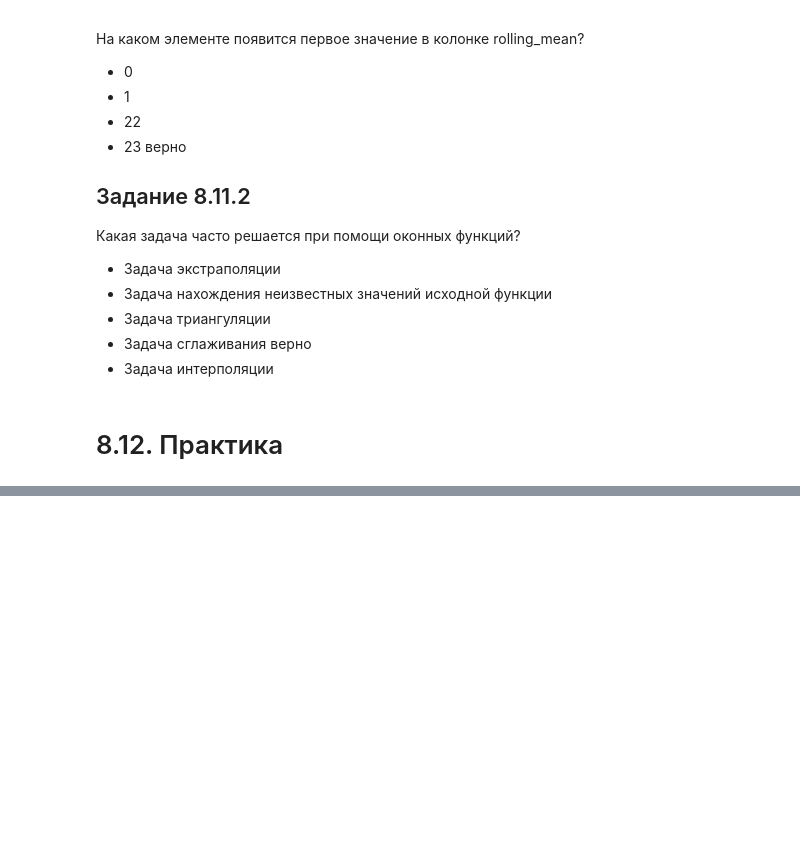
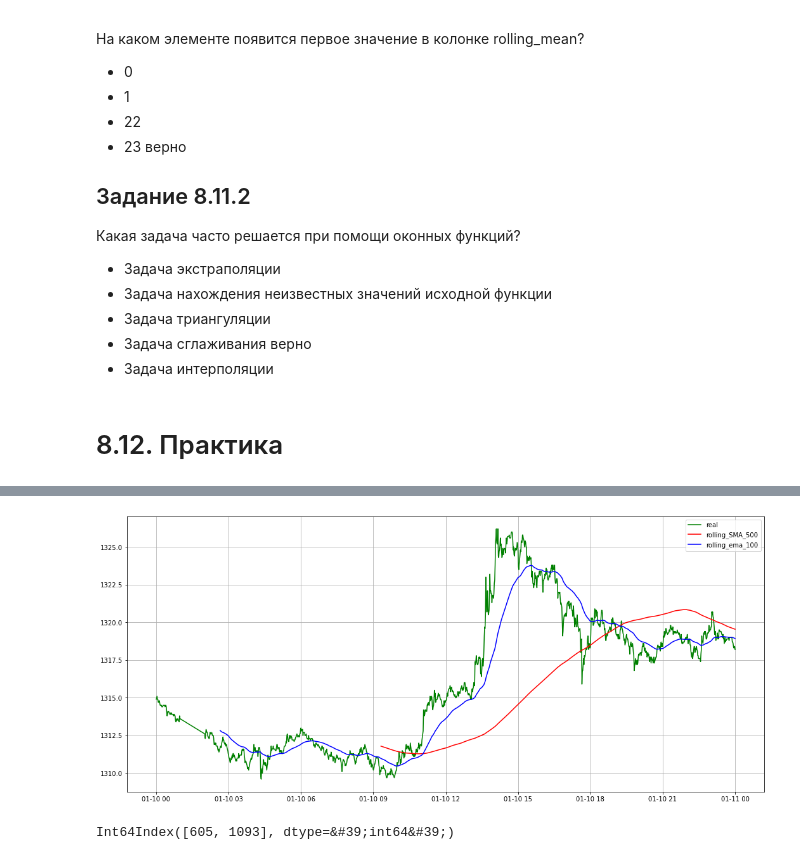
Before and after one commit to IvanRumyantsev/Skillfactory_DST_10, a Jupyter notebook: Юнит 7. Machine Learning в продакшн/ML-8. Временные ряды в машинном обучении/ML-8. Временные ряды в машинном обучении.ipynb, the cells around one changed output, grey strips where cells are left out. Saved outputs shown, nothing was run; the diff lists cells and outputs as text; code cells hidden in the pictures; blank space fills up the shorter version.

```diff
--- a/Юнит 7. Machine Learning в продакшн/ML-8. Временные ряды в машинном обучении/ML-8. Временные ряды в машинном обучении.ipynb
+++ b/Юнит 7. Machine Learning в продакшн/ML-8. Временные ряды в машинном обучении/ML-8. Временные ряды в машинном обучении.ipynb
@@ -870,0 +1017,6 @@ df['rolling_mean'] = df.value.rolling(window=23).apply(myMean)
+# %%
+def myFunc(value):
+    result = (max(value) + min(value))/2
+    return result
+
+df['myFunc']  = df.close.rolling(window=50).apply(myFunc, raw=False)
@@ -870,0 +1035,23 @@ df['rolling_mean'] = df.value.rolling(window=23).apply(myMean)
+# %%
+# скользящее среднеее
+df['rolling_SMA_500'] = df.close.rolling(window=500).mean()
+# экспоненциально среднее с окном 100
+df['rolling_ema_100'] = df.close.ewm(min_periods=100, span=100).mean()
+# %%
+## визуализируем
+f, ax = plt.subplots(figsize=(18, 8))
+ax.plot(df.ts, df.close, c='g') ## исходные данные
+
+ax.plot(df.ts, df.rolling_SMA_500, c='r') ## rolling_SMA_500
+ax.plot(df.ts, df.rolling_ema_100, c='b') ## rolling_ema_100
+
+ax.legend(['real', 'rolling_SMA_500', 'rolling_ema_100'])
+ax.grid()
+plt.show()
+# %% [output]
+[figure, added]
+# %%
+df['xx'] = np.sign(df['rolling_SMA_500']-df['rolling_ema_100']).diff()
+df[(df['xx'] != 0)&(df.xx.notna())].index
+# %% [output]
+Int64Index([605, 1093], dtype=&#39;int64&#39;)
```
Also changed, not shown: parts of 22 cells of this notebook.
